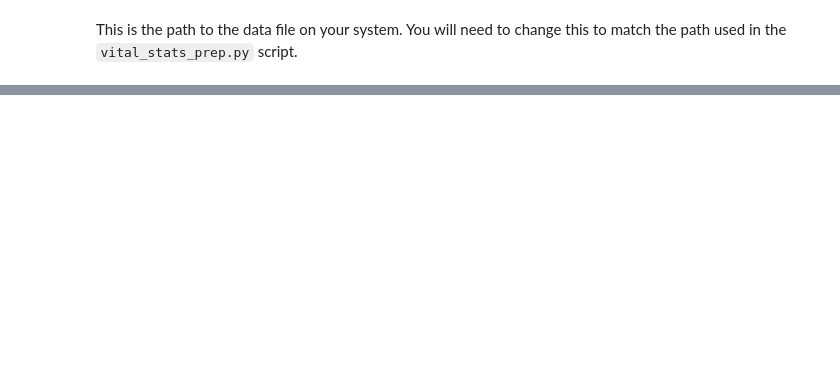
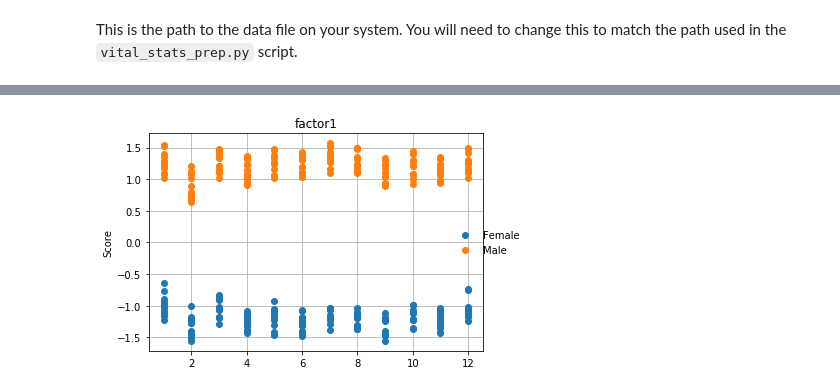
Before and after one commit to kshedden/workshops, a Jupyter notebook: mortality/notebooks/mort_pca.ipynb, the cells around one changed output, grey strips where cells are left out. Drawn from its saved outputs; the diff is of its cells as text; code cells hidden in the pictures; blank space fills up the shorter version.

```diff
--- a/mortality/notebooks/mort_pca.ipynb
+++ b/mortality/notebooks/mort_pca.ipynb
@@ -66,0 +129,17 @@ Text(0, 0.5, 'Scores for component 2')
+# %%
+def plot_month(factor):
+    plt.clf()
+    plt.grid(True)
+    for sex in "Female", "Male":
+        scores1 = scores.loc[scores.sex == sex, :]
+        plt.plot(scores1.month, scores1.loc[:, factor], 'o', label=sex)
+    plt.ylabel("Month")
+    plt.ylabel("Score")
+    plt.title(factor)
+    ha, lb = plt.gca().get_legend_handles_labels()
+    leg = plt.figlegend(ha, lb, "center right")
+    leg.draw_frame(False)
+# %%
+plot_month("factor1")
+# %% [output]
+[figure, added]
```
Also changed, not shown: parts of 27 cells of this notebook, 2 other files.
